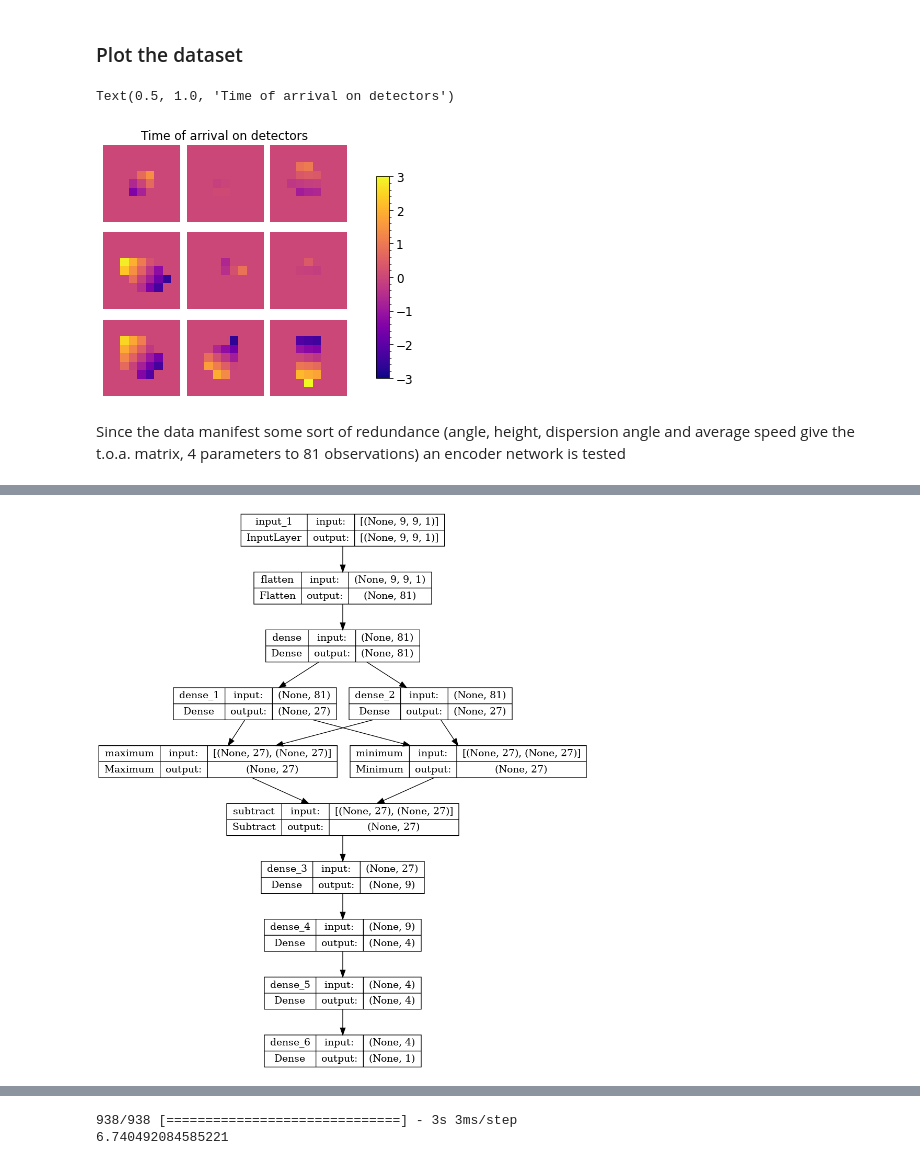
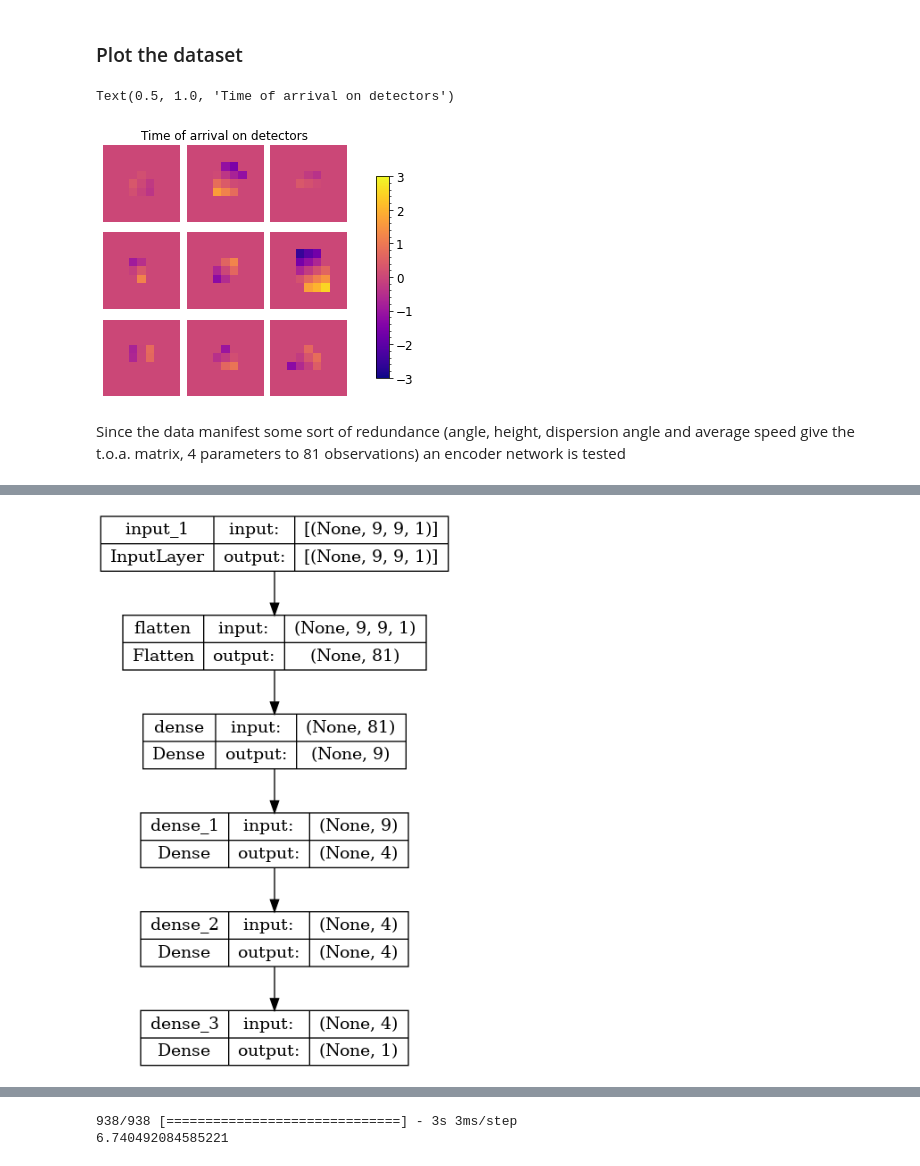
Before and after one commit to djanloo/cmepda, a Jupyter notebook: encoder.ipynb, the cells around one changed output, grey strips where cells are left out. Cells and saved outputs as stored; diff of their text form; code cells hidden in the pictures.

Commit message:
Completed feeder and splitter

```diff
--- a/encoder.ipynb
+++ b/encoder.ipynb
@@ -28,12 +15,11 @@ train_directory = utils.split_data(y, "test", 100)
 # %% [markdown]
 ### Plot the dataset
 # %%
-import numpy as np
 fig, axes = plt.subplots(3, 3, sharex=True, sharey=True)
 fig.subplots_adjust(wspace=-0.85, hspace=-0.25)
 
 for i, ax in enumerate(axes.flatten()):
-    image = ax.imshow(toa_train[i], cmap="plasma", vmin=-3, vmax=3)
+    image = ax.imshow(next(test_feeder)[0][i], cmap="plasma", vmin=-3, vmax=3)
     ax.axis('off')
 
 
@@ -42,7 +28,7 @@ fig.colorbar(image, cax=cbar_ax)
 axes[0,1].set_title("Time of arrival on detectors")
 # %% [output]
 Text(0.5, 1.0, 'Time of arrival on detectors')
-[figure, old version]
+[figure, new version]
 # %% [markdown]
 Since the data manifest some sort of redundance (angle, height, dispersion angle and average speed give the t.o.a. matrix, 4 parameters to 81 observations)  an encoder network is tested
 # %%
@@ -52,13 +38,13 @@ from keras.utils.vis_utils import plot_model
 
 input = layers.Input(shape=(9, 9, 1))
 layer = layers.Flatten()(input)
-layer = layers.Dense(81, activation="relu")(layer)
-y = layers.Dense(27, activation="relu")(layer)
-z = layers.Dense(27, activation="relu")(layer)
-minlayer = layers.Minimum()([y,z])
-maxlayer = layers.Maximum()([y,z])
-sublayer = layers.Subtract()([maxlayer, minlayer])
-layer = layers.Dense(9, activation="relu")(sublayer)
+# layer = layers.Dense(81, activation="relu")(layer)
+# y = layers.Dense(27, activation="relu")(layer)
+# z = layers.Dense(27, activation="relu")(layer)
+# minlayer = layers.Minimum()([y,z])
+# maxlayer = layers.Maximum()([y,z])
+# sublayer = layers.Subtract()([maxlayer, minlayer])
+layer = layers.Dense(9, activation="relu")(layer) # change it to sublayer if not #
 layer = layers.Dense(4, activation="relu")(layer)
 layer = layers.Dense(4, activation="relu")(layer)
 layer = layers.Dense(1)(layer)
@@ -81,3 +67,3 @@ plot_model(retino,
 To enable them in other operations, rebuild TensorFlow with the appropriate compiler flags.
-[figure, old version]
+[figure, new version]
 # %%
```
Also changed, not shown: parts of 6 cells of this notebook, 8 other files.
